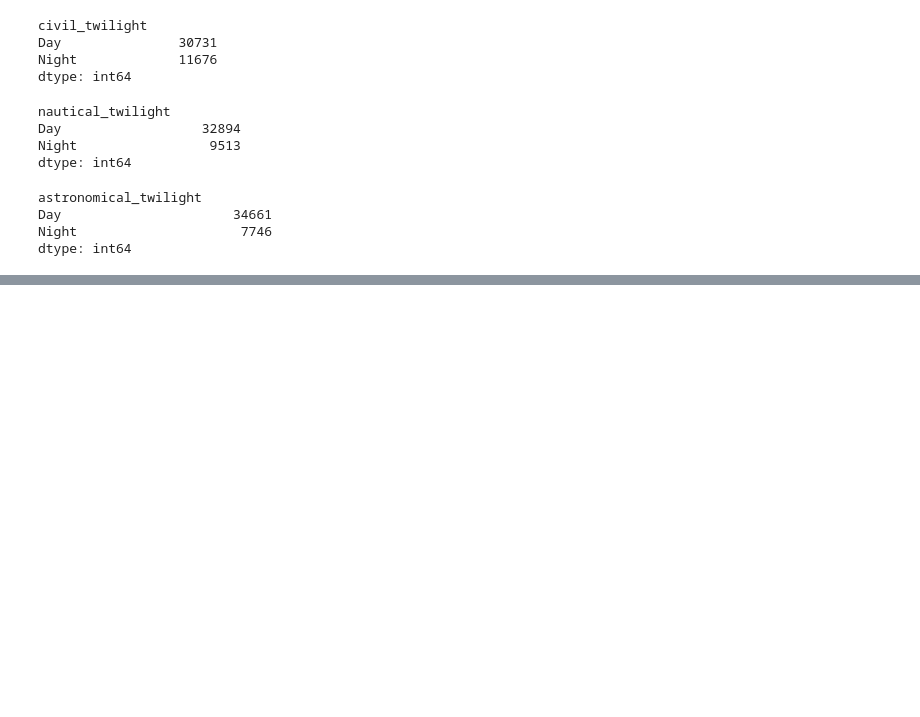
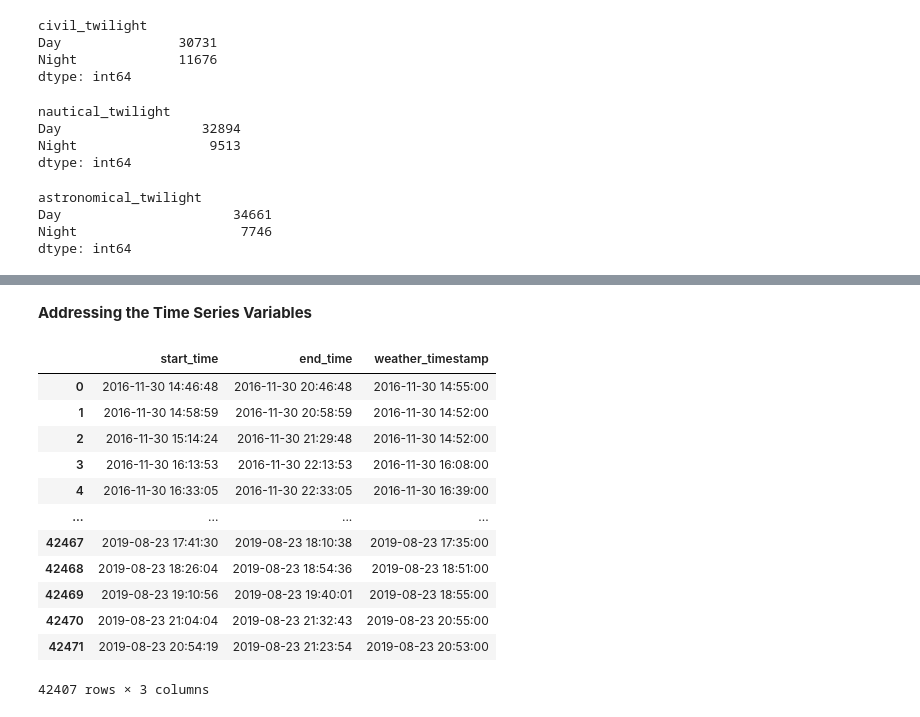
Before and after one commit to jeffreyfloyd/DST-and-traffic-implications, a Jupyter notebook: code/data_cleaning.ipynb, the cells around one changed output, grey strips where cells are left out. Cells and saved outputs as stored; diff of their text form; code cells hidden in the pictures; blank space fills up the shorter version.

```diff
--- a/code/data_cleaning.ipynb
+++ b/code/data_cleaning.ipynb
@@ -762,0 +817,20 @@ chi_df.head(3)
+# %% [markdown]
+**Addressing the Time Series Variables**
+# %%
+#what to do with these guys? Convert to UNIX/EPOCH?
+#https://www.unixtimestamp.com/index.php
+chi_df[['start_time', 'end_time', 'weather_timestamp']]
+# %% [output]
+|  | start_time | end_time | weather_timestamp |
+| 0 | 2016-11-30 14:46:48 | 2016-11-30 20:46:48 | 2016-11-30 14:55:00 |
+| 1 | 2016-11-30 14:58:59 | 2016-11-30 20:58:59 | 2016-11-30 14:52:00 |
+| 2 | 2016-11-30 15:14:24 | 2016-11-30 21:29:48 | 2016-11-30 14:52:00 |
+| 3 | 2016-11-30 16:13:53 | 2016-11-30 22:13:53 | 2016-11-30 16:08:00 |
+| 4 | 2016-11-30 16:33:05 | 2016-11-30 22:33:05 | 2016-11-30 16:39:00 |
+| ... | ... | ... | ... |
+| 42467 | 2019-08-23 17:41:30 | 2019-08-23 18:10:38 | 2019-08-23 17:35:00 |
+| 42468 | 2019-08-23 18:26:04 | 2019-08-23 18:54:36 | 2019-08-23 18:51:00 |
+| 42469 | 2019-08-23 19:10:56 | 2019-08-23 19:40:01 | 2019-08-23 18:55:00 |
+| 42470 | 2019-08-23 21:04:04 | 2019-08-23 21:32:43 | 2019-08-23 20:55:00 |
+| 42471 | 2019-08-23 20:54:19 | 2019-08-23 21:23:54 | 2019-08-23 20:53:00 |
+42407 rows × 3 columns
```
Also changed, not shown: parts of 18 cells of this notebook.
